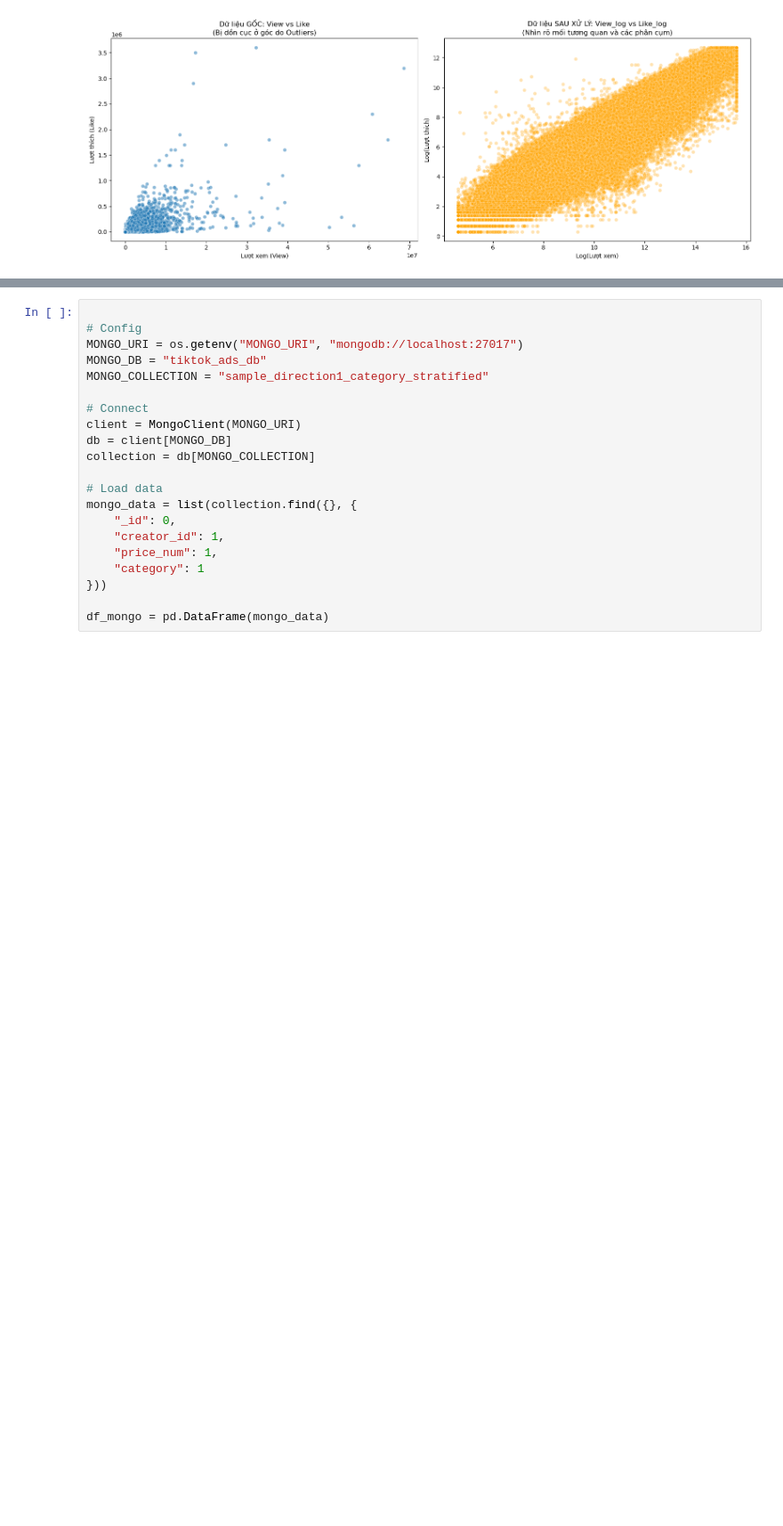
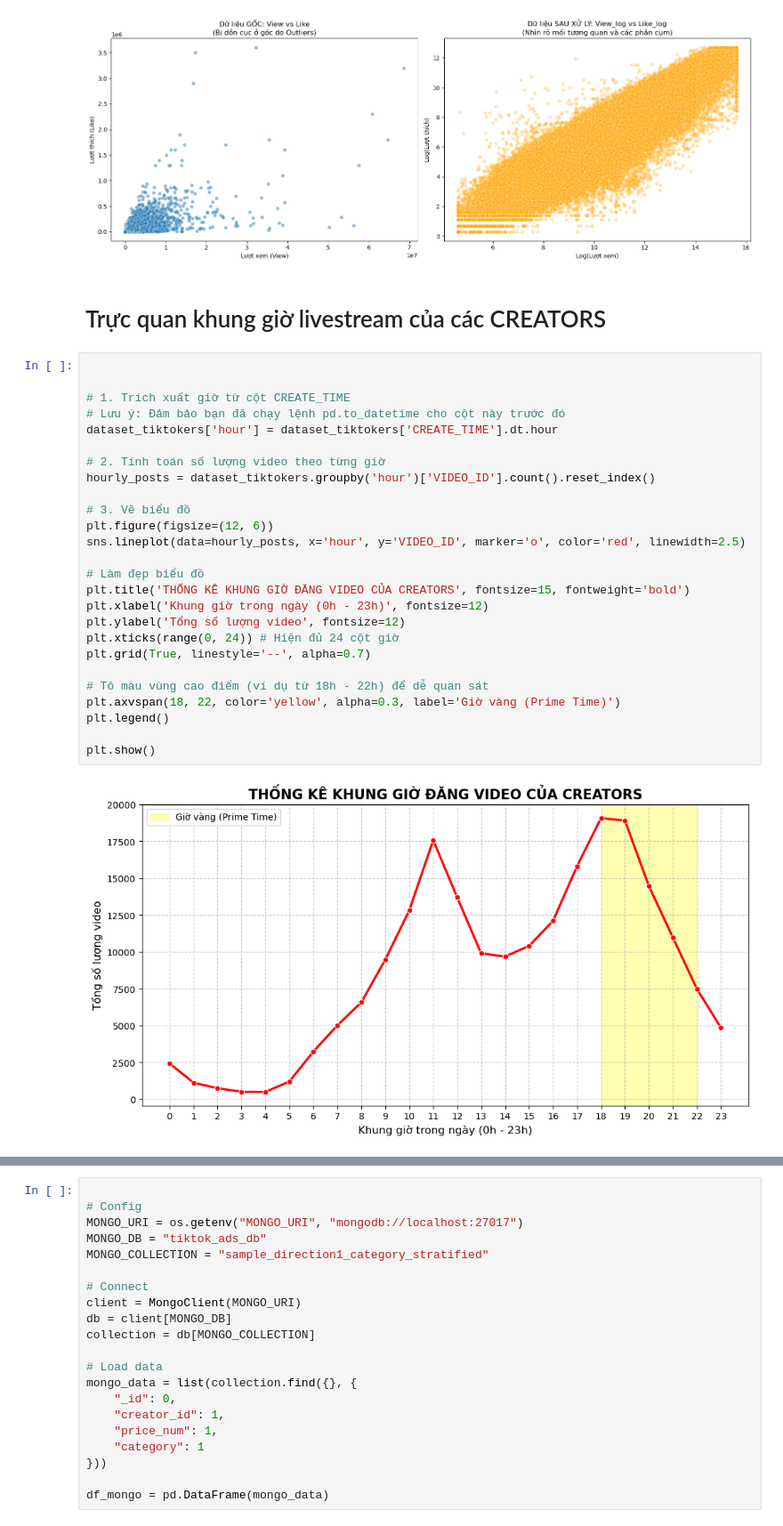
Before and after one commit to lamphat344961-alt/TIKTOK_crawl_V2, a Jupyter notebook: processing_data/meger_EDA.ipynb, the cells around one changed output, grey strips where cells are left out. Shown at 89% size. Saved outputs shown, nothing was run; the diff lists cells and outputs as text; blank space fills up the shorter version.

```diff
--- a/processing_data/meger_EDA.ipynb
+++ b/processing_data/meger_EDA.ipynb
@@ -362,3 +362,33 @@ plt.tight_layout()
 plt.show()
 # %% [output]
 [figure]
+# %% [markdown]
+# Trực quan khung giờ livestream của các CREATORS
+# %%
+
+
+# 1. Trích xuất giờ từ cột CREATE_TIME
+# Lưu ý: Đảm bảo bạn đã chạy lệnh pd.to_datetime cho cột này trước đó
+dataset_tiktokers['hour'] = dataset_tiktokers['CREATE_TIME'].dt.hour
+
+# 2. Tính toán số lượng video theo từng giờ
+hourly_posts = dataset_tiktokers.groupby('hour')['VIDEO_ID'].count().reset_index()
+
+# 3. Vẽ biểu đồ
+plt.figure(figsize=(12, 6))
+sns.lineplot(data=hourly_posts, x='hour', y='VIDEO_ID', marker='o', color='red', linewidth=2.5)
+
+# Làm đẹp biểu đồ
+plt.title('THỐNG KÊ KHUNG GIỜ ĐĂNG VIDEO CỦA CREATORS', fontsize=15, fontweight='bold')
+plt.xlabel('Khung giờ trong ngày (0h - 23h)', fontsize=12)
+plt.ylabel('Tổng số lượng video', fontsize=12)
+plt.xticks(range(0, 24)) # Hiện đủ 24 cột giờ
+plt.grid(True, linestyle='--', alpha=0.7)
+
+# Tô màu vùng cao điểm (ví dụ từ 18h - 22h) để dễ quan sát
+plt.axvspan(18, 22, color='yellow', alpha=0.3, label='Giờ vàng (Prime Time)')
+plt.legend()
+
+plt.show()
+# %% [output]
+[figure, added]
```
Also changed, not shown: parts of 8 cells of this notebook.
